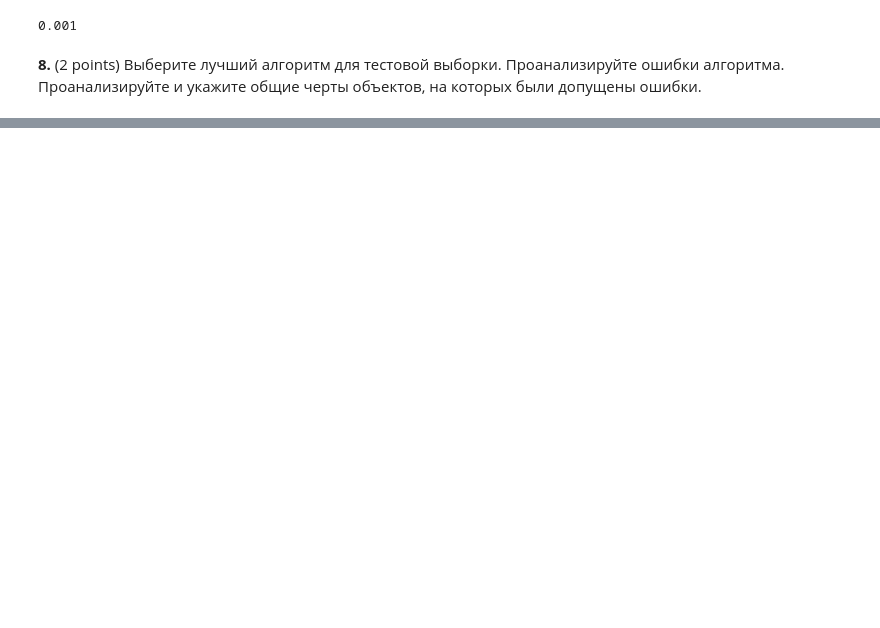
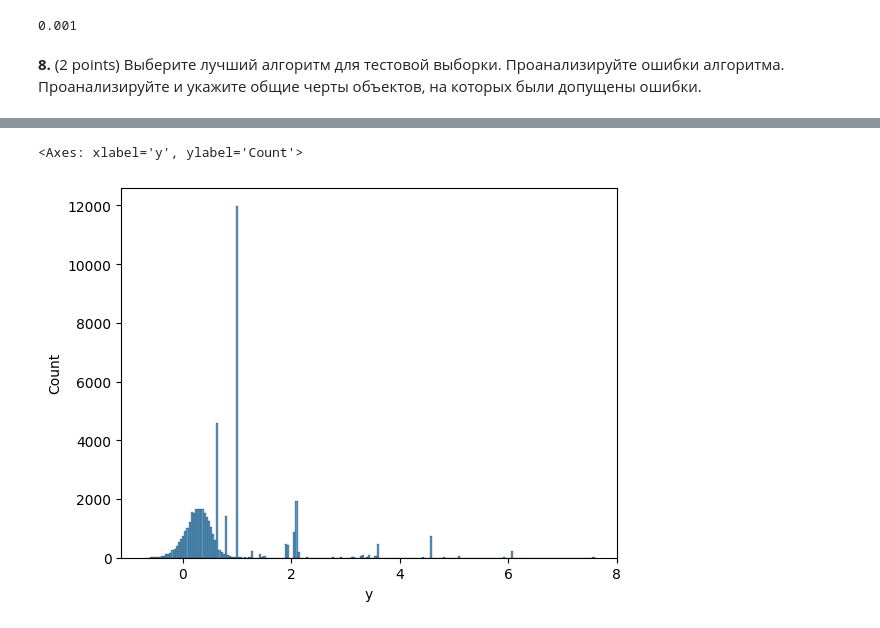
Before and after one commit to VictoryaChelina/ISP_ML1_2025_st, a Jupyter notebook: hw/hw2/ISP_HW2_LinearModel&Metrics.ipynb, the cells around one changed output, grey strips where cells are left out. Cells and saved outputs as stored; diff of their text form; code cells hidden in the pictures; blank space fills up the shorter version.

```diff
--- a/hw/hw2/ISP_HW2_LinearModel&Metrics.ipynb
+++ b/hw/hw2/ISP_HW2_LinearModel&Metrics.ipynb
@@ -594,0 +624,2 @@ if l2_mae_gd[best_l2_gd] < l2_mae_sgd[best_l2_sgd]:
+# %%
+df2 = pd.read_csv("hw2_data.csv")
@@ -594,0 +657,5 @@ if l2_mae_gd[best_l2_gd] < l2_mae_sgd[best_l2_sgd]:
+# %%
+sns.histplot(df2["y"])
+# %% [output]
+<Axes: xlabel='y', ylabel='Count'>
+[figure, added]
```
Also changed, not shown: parts of 17 cells of this notebook, 1 other file.
